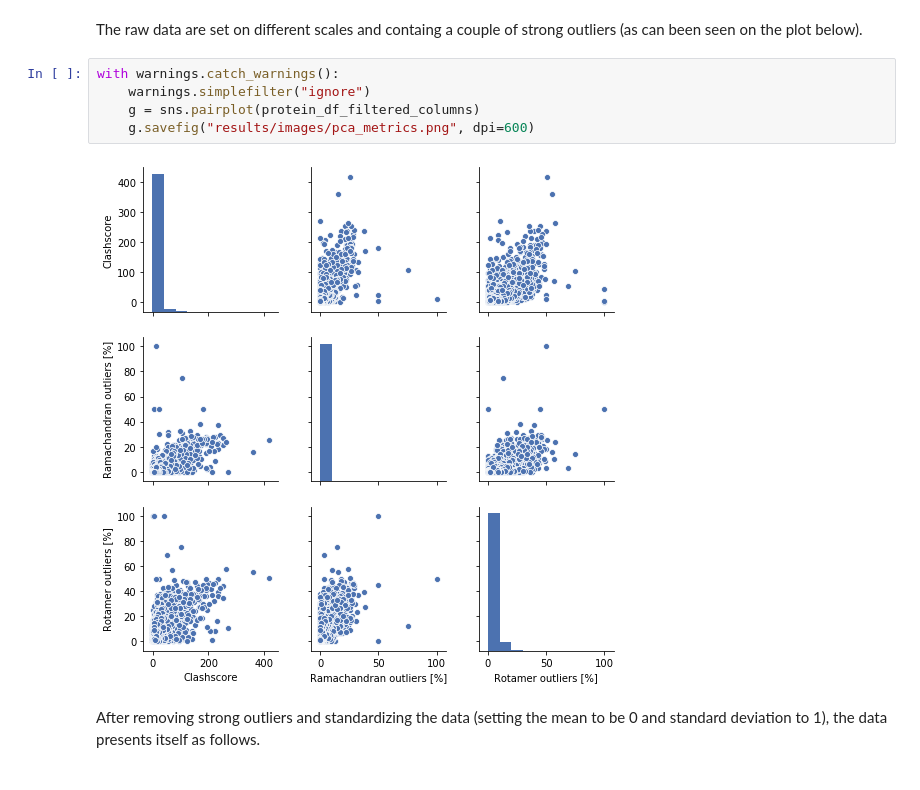
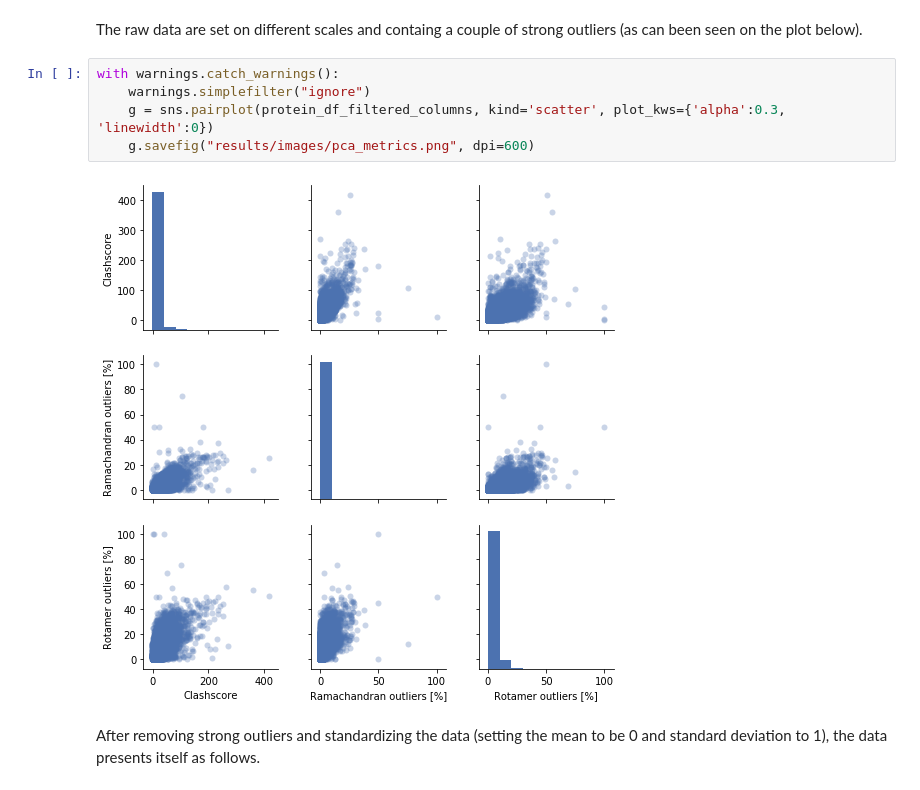
Before and after one commit to dabrze/pdb_structure_quality, a Jupyter notebook: PDB analysis.ipynb, the cells around one changed output. Drawn from its saved outputs; the diff is of its cells as text.

```diff
--- a/PDB analysis.ipynb
+++ b/PDB analysis.ipynb
@@ -551,10 +563,10 @@ The raw data are set on different scales and containg a couple of strong outlier
 # %%
 with warnings.catch_warnings():
     warnings.simplefilter("ignore")
-    g = sns.pairplot(protein_df_filtered_columns)
+    g = sns.pairplot(protein_df_filtered_columns, kind='scatter', plot_kws={'alpha':0.3, 'linewidth':0})
     g.savefig("results/images/pca_metrics.png", dpi=600)
 # %% [output]
-[figure, old version]
+[figure, new version]
 # %% [markdown]
 After removing strong outliers and standardizing the data (setting the mean to be 0 and standard deviation to 1), the data presents itself as follows.
 # %%
```
Also changed, not shown: parts of 37 cells of this notebook, 37 other files.
